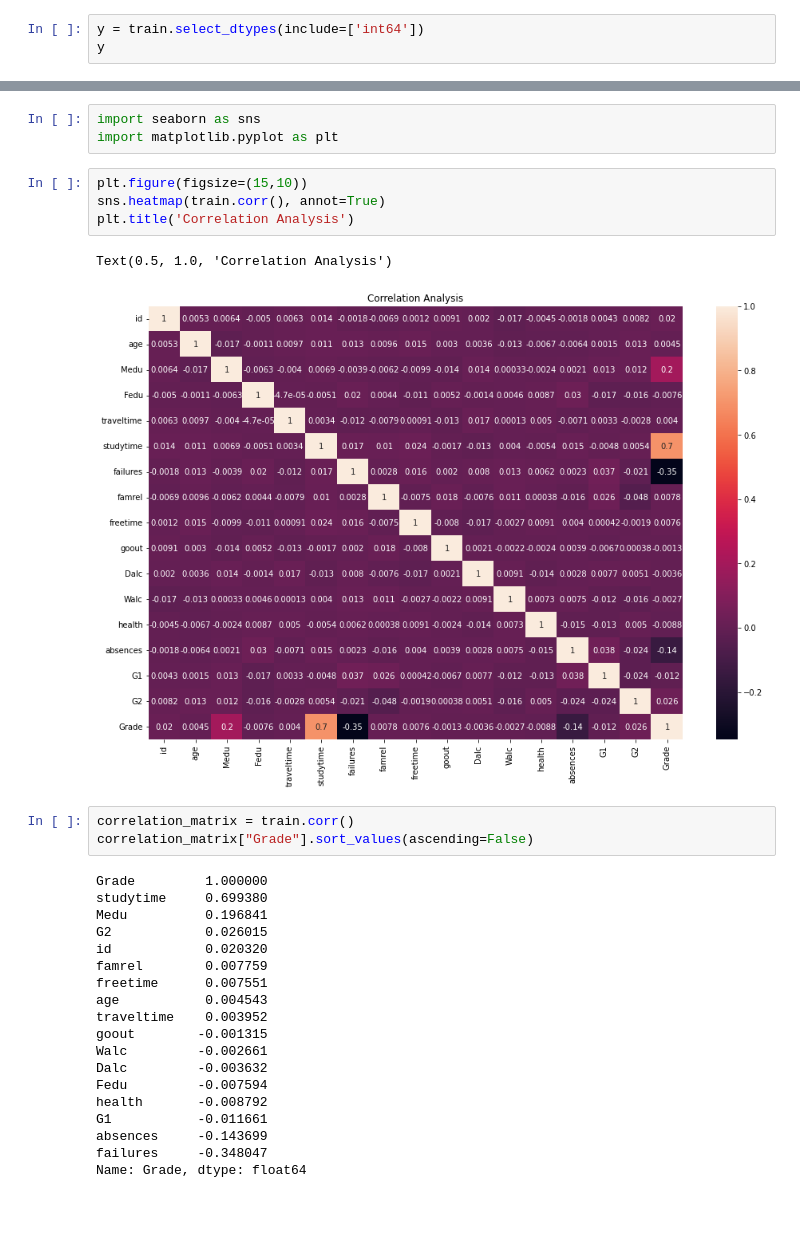
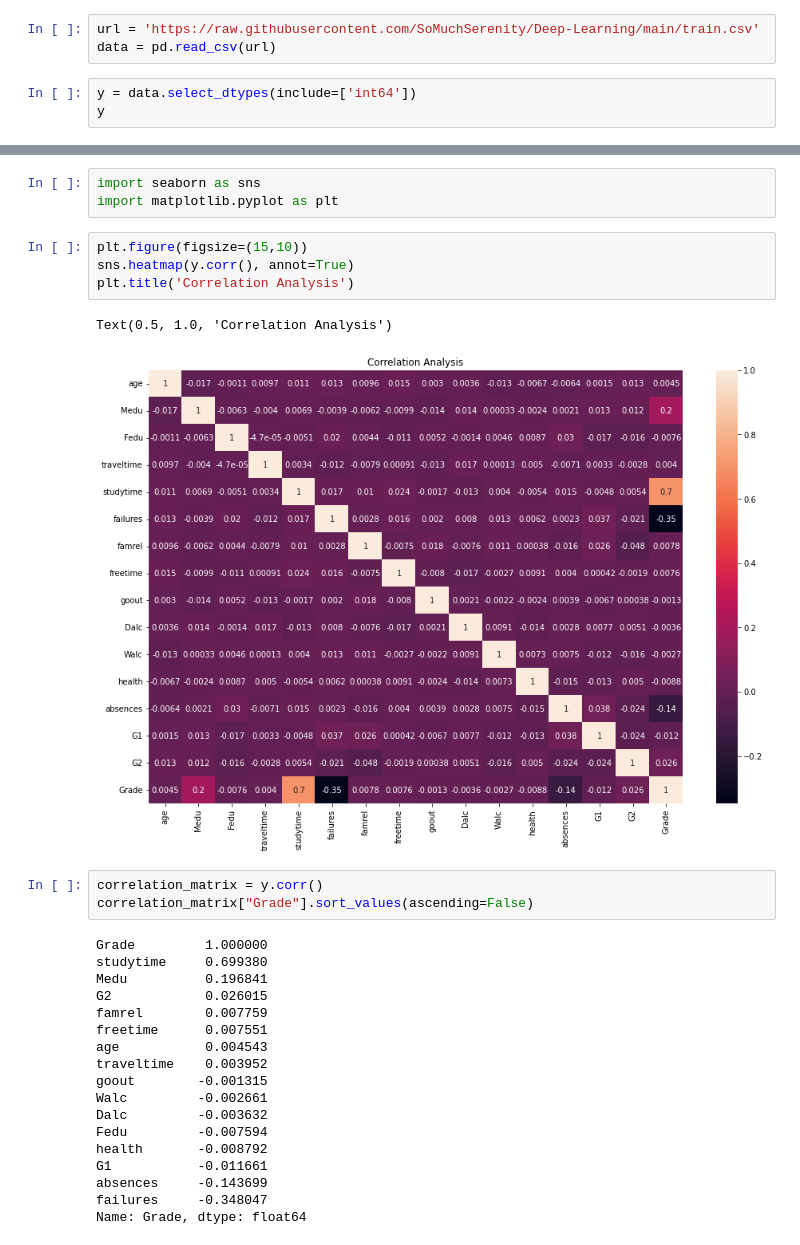
Before and after one commit to SoMuchSerenity/Deep-Learning, a Jupyter notebook: Assignment2.ipynb, the cells around one changed output, grey strips where cells are left out. Saved outputs shown, nothing was run; the diff lists cells and outputs as text; blank space fills up the shorter version.

```diff
--- a/Assignment2.ipynb
+++ b/Assignment2.ipynb
@@ -115,5 +251,8 @@ InvalidArgumentError: ignored
+# %%
+url = 'https://raw.githubusercontent.com/SoMuchSerenity/Deep-Learning/main/train.csv'
+data = pd.read_csv(url)
 # %%
-y = train.select_dtypes(include=['int64'])
+y = data.select_dtypes(include=['int64'])
 y
 # %% [output]
 |  | id | age | Medu | Fedu | traveltime | studytime | failures | famrel | freetime | goout | ... |
@@ -164,20 +287,19 @@ import seaborn as sns
 import matplotlib.pyplot as plt
 # %%
 plt.figure(figsize=(15,10))
-sns.heatmap(train.corr(), annot=True)
+sns.heatmap(y.corr(), annot=True)
 plt.title('Correlation Analysis')
 # %% [output]
 Text(0.5, 1.0, 'Correlation Analysis')
-[figure, old version]
+[figure, new version]
 # %%
-correlation_matrix = train.corr()
+correlation_matrix = y.corr()
 correlation_matrix["Grade"].sort_values(ascending=False)
 # %% [output]
 Grade         1.000000
 studytime     0.699380
 Medu          0.196841
 G2            0.026015
-id            0.020320
 famrel        0.007759
 freetime      0.007551
 age           0.004543
```
Also changed, not shown: parts of 31 cells of this notebook.
